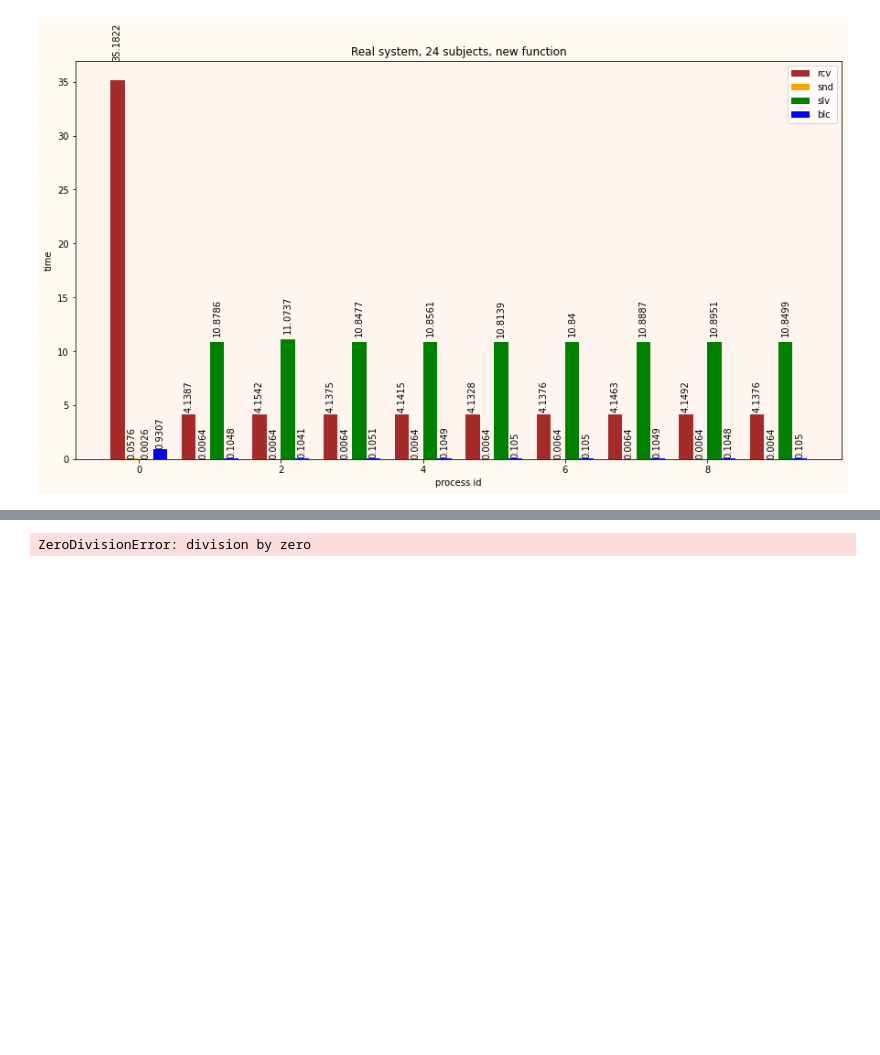
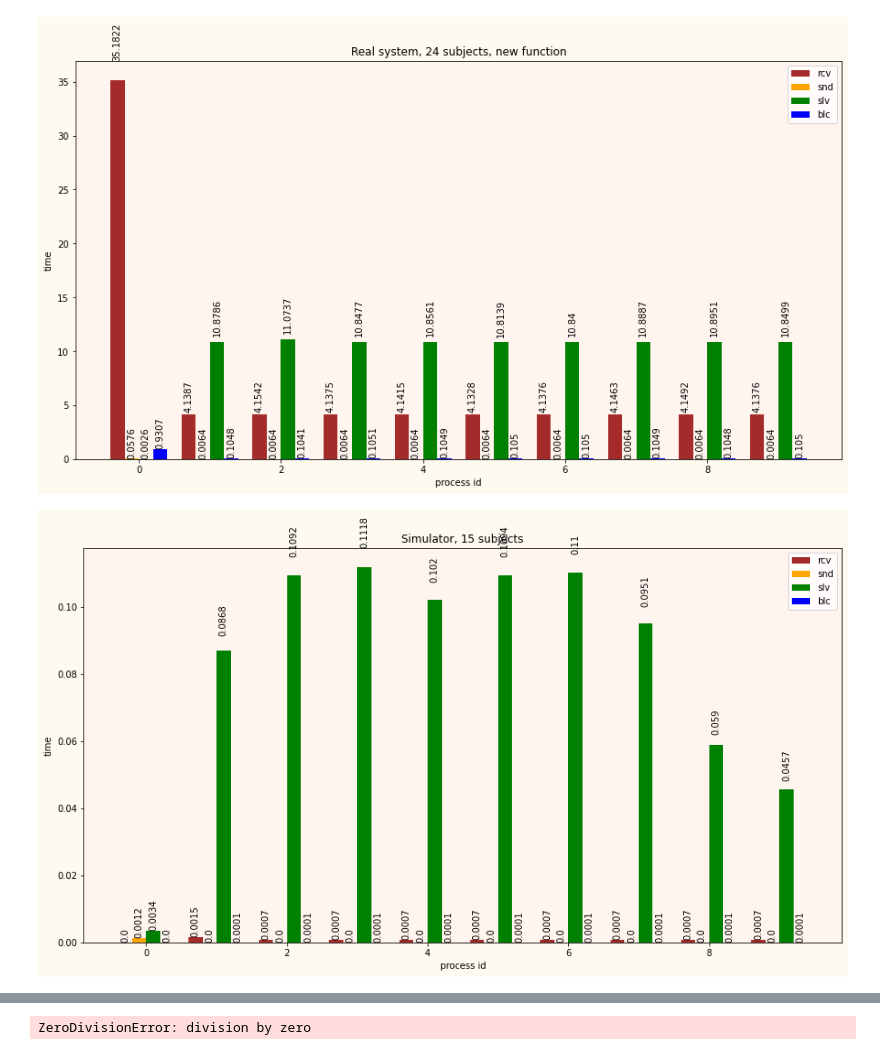
Before and after one commit to amonin7/Simulator, a Jupyter notebook: Visualization.ipynb, the cells around one changed output, grey strips where cells are left out. Drawn from its saved outputs; the diff is of its cells as text; code cells hidden in the pictures; blank space fills up the shorter version.

```diff
--- a/Visualization.ipynb
+++ b/Visualization.ipynb
@@ -214,3 +214,7 @@ plot_statistics('TraceC.csv', 'Real system, 24 subjects')
 plot_statistics('TraceC.csv', 'Real system, 24 subjects, new function')
 # %% [output]
 [figure]
+# %%
+plot_statistics('TraceS.csv', 'Simulator, 15 subjects')
+# %% [output]
+[figure, added]
```
Also changed, not shown: parts of 3 cells of this notebook, 2 other files.
